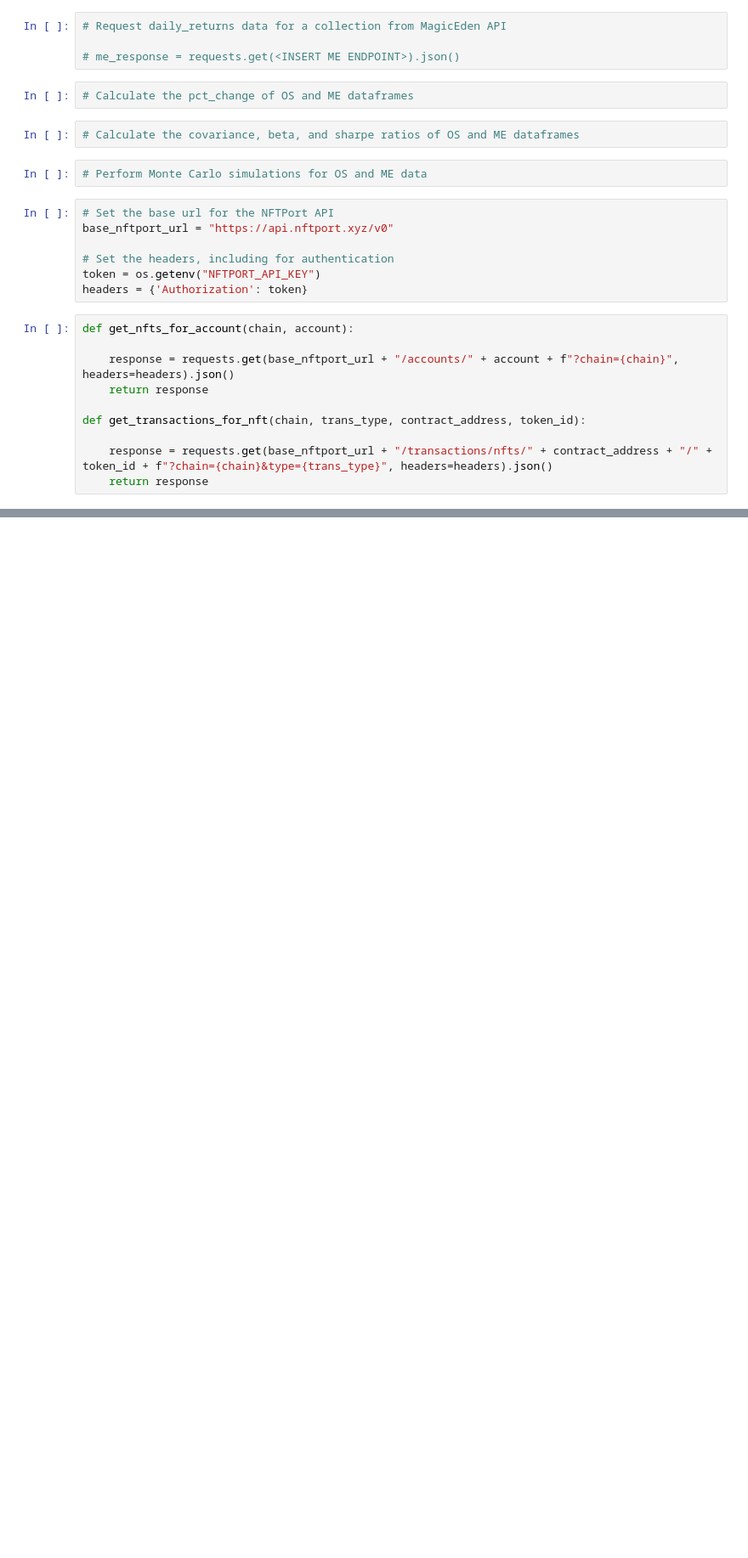
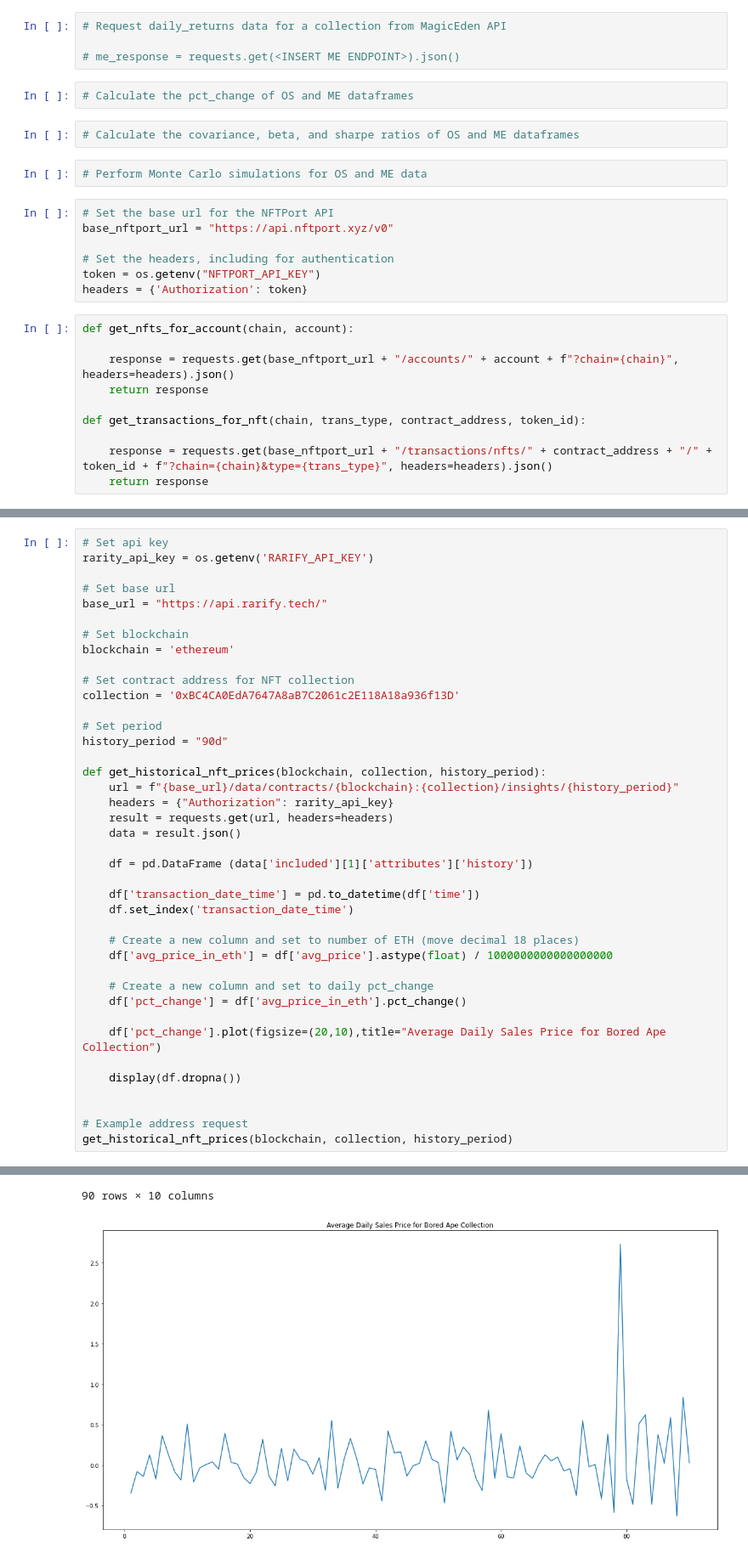
Before and after one commit to jgrichardson/nft_quant, a Jupyter notebook: nft_quant.ipynb, the cells around one changed output, grey strips where cells are left out. Shown at 85% size. Drawn from its saved outputs; the diff is of its cells as text; blank space fills up the shorter version.

Commit message:
add working example from Rarify API

```diff
--- a/nft_quant.ipynb
+++ b/nft_quant.ipynb
@@ -170,0 +244,41 @@ display(transactions_df)
+# %%
+# Set api key
+rarity_api_key = os.getenv('RARIFY_API_KEY')
+
+# Set base url
+base_url = "https://api.rarify.tech/"
+
+# Set blockchain
+blockchain = 'ethereum'
+
+# Set contract address for NFT collection
+collection = '0xBC4CA0EdA7647A8aB7C2061c2E118A18a936f13D'
+
+# Set period
+history_period = "90d"
+
+def get_historical_nft_prices(blockchain, collection, history_period):
+    url = f"{base_url}/data/contracts/{blockchain}:{collection}/insights/{history_period}"
+    headers = {"Authorization": rarity_api_key}
+    result = requests.get(url, headers=headers)
+    data = result.json()
+
+    df = pd.DataFrame (data['included'][1]['attributes']['history'])
+
+    df['transaction_date_time'] = pd.to_datetime(df['time'])
+    df.set_index('transaction_date_time')
+
+    # Create a new column and set to number of ETH (move decimal 18 places)
+    df['avg_price_in_eth'] = df['avg_price'].astype(float) / 1000000000000000000
+
+    # Create a new column and set to daily pct_change
+    df['pct_change'] = df['avg_price_in_eth'].pct_change()
+
+    df['pct_change'].plot(figsize=(20,10),title="Average Daily Sales Price for Bored Ape Collection")
+
+    display(df.dropna())
+
+
+# Example address request
+get_historical_nft_prices(blockchain, collection, history_period)
+# %% [output]
@@ -170,0 +297,2 @@ display(transactions_df)
+90 rows × 10 columns
+[figure, added]
```
Also changed, not shown: parts of 12 cells of this notebook.
